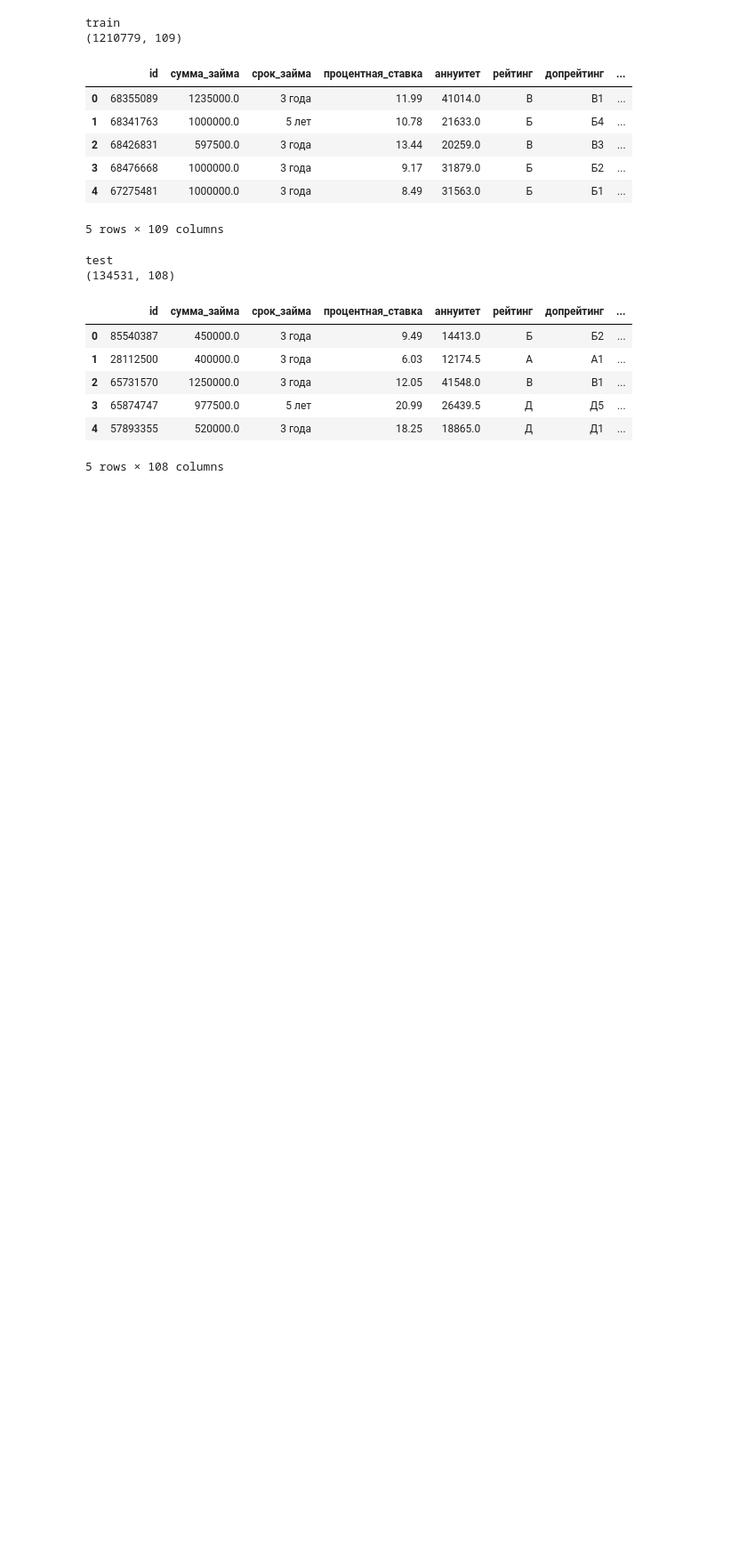
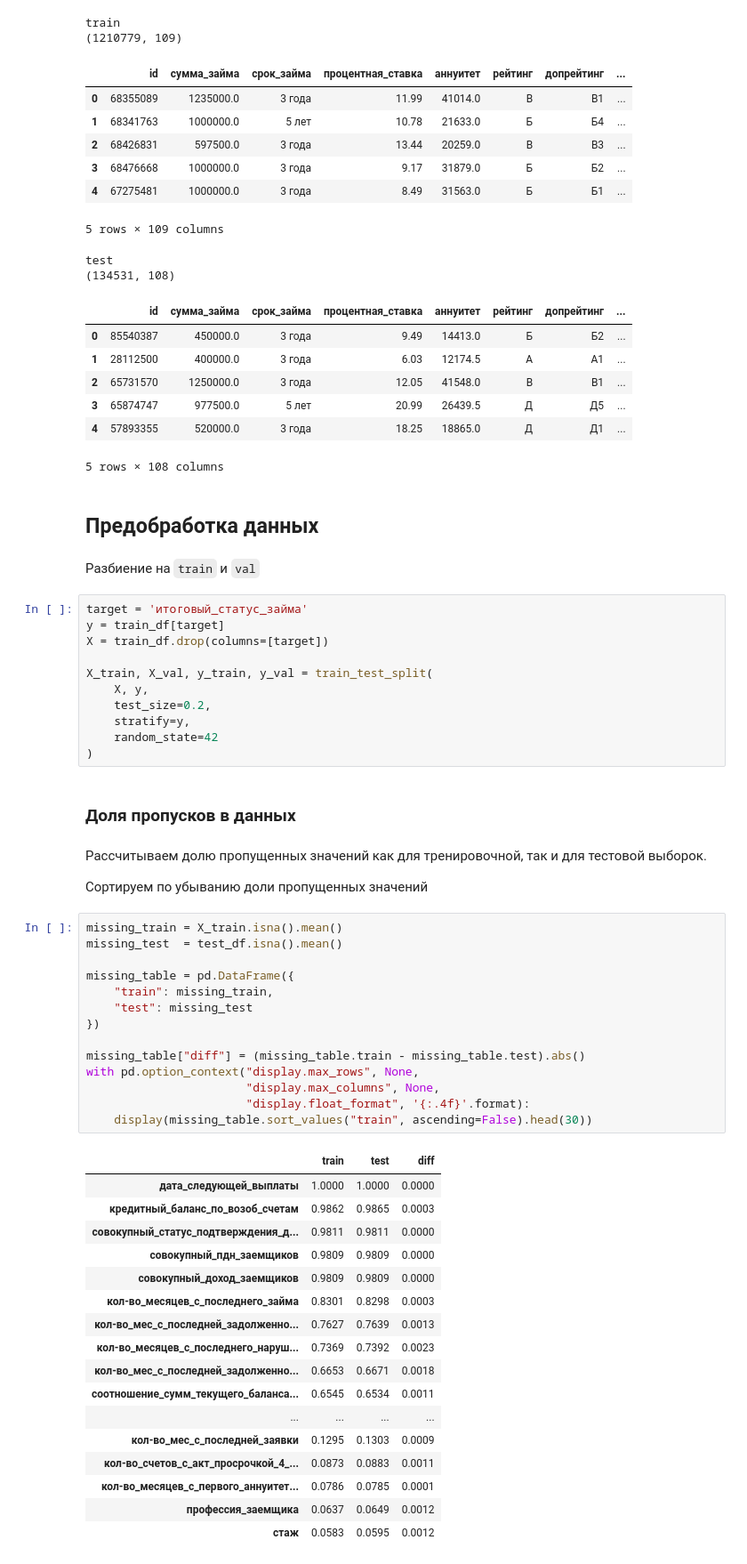
Before and after one commit to Pershin-A/Shift_project, a Jupyter notebook: my_solution.ipynb, the cells around one changed output. Shown at 89% size. Saved outputs shown, nothing was run; the diff lists cells and outputs as text; blank space fills up the shorter version.

```diff
--- a/my_solution.ipynb
+++ b/my_solution.ipynb
@@ -39,3 +55,56 @@ test
 | 3 | 65874747 | 977500.0 | 5 лет | 20.99 | 26439.5 | Д | Д5 | ... |
 | 4 | 57893355 | 520000.0 | 3 года | 18.25 | 18865.0 | Д | Д1 | ... |
 5 rows × 108 columns
+# %% [markdown]
+## Предобработка данных
+# %% [markdown]
+Разбиение на `train` и `val`
+# %%
+target = 'итоговый_статус_займа'
+y = train_df[target]
+X = train_df.drop(columns=[target])
+
+X_train, X_val, y_train, y_val = train_test_split(
+    X, y,
+    test_size=0.2,
+    stratify=y,
+    random_state=42
+)
+# %% [markdown]
+### Доля пропусков в данных
+# %% [markdown]
+Рассчитываем долю пропущенных значений как для тренировочной, так и для тестовой выборок.
+
+Сортируем по убыванию доли пропущенных значений
+# %%
+missing_train = X_train.isna().mean()
+missing_test  = test_df.isna().mean()
+
+missing_table = pd.DataFrame({
+    "train": missing_train,
+    "test": missing_test
+})
+
+missing_table["diff"] = (missing_table.train - missing_table.test).abs()
+with pd.option_context("display.max_rows", None,
+                       "display.max_columns", None,
+                       "display.float_format", '{:.4f}'.format):
+    display(missing_table.sort_values("train", ascending=False).head(30))
+# %% [output]
+|  | train | test | diff |
+| дата_следующей_выплаты | 1.0000 | 1.0000 | 0.0000 |
+| кредитный_баланс_по_возоб_счетам | 0.9862 | 0.9865 | 0.0003 |
+| совокупный_статус_подтверждения_д... | 0.9811 | 0.9811 | 0.0000 |
+| совокупный_пдн_заемщиков | 0.9809 | 0.9809 | 0.0000 |
+| совокупный_доход_заемщиков | 0.9809 | 0.9809 | 0.0000 |
+| кол-во_месяцев_с_последнего_займа | 0.8301 | 0.8298 | 0.0003 |
+| кол-во_мес_с_последней_задолженно... | 0.7627 | 0.7639 | 0.0013 |
+| кол-во_месяцев_с_последнего_наруш... | 0.7369 | 0.7392 | 0.0023 |
+| кол-во_мес_с_последней_задолженно... | 0.6653 | 0.6671 | 0.0018 |
+| соотношение_сумм_текущего_баланса... | 0.6545 | 0.6534 | 0.0011 |
+| ... | ... | ... | ... |
+| кол-во_мес_с_последней_заявки | 0.1295 | 0.1303 | 0.0009 |
+| кол-во_счетов_с_акт_просрочкой_4_... | 0.0873 | 0.0883 | 0.0011 |
+| кол-во_месяцев_с_первого_аннуитет... | 0.0786 | 0.0785 | 0.0001 |
+| профессия_заемщика | 0.0637 | 0.0649 | 0.0012 |
+| стаж | 0.0583 | 0.0595 | 0.0012 |
```
Also changed, not shown: parts of 29 cells of this notebook, 1 other file.
